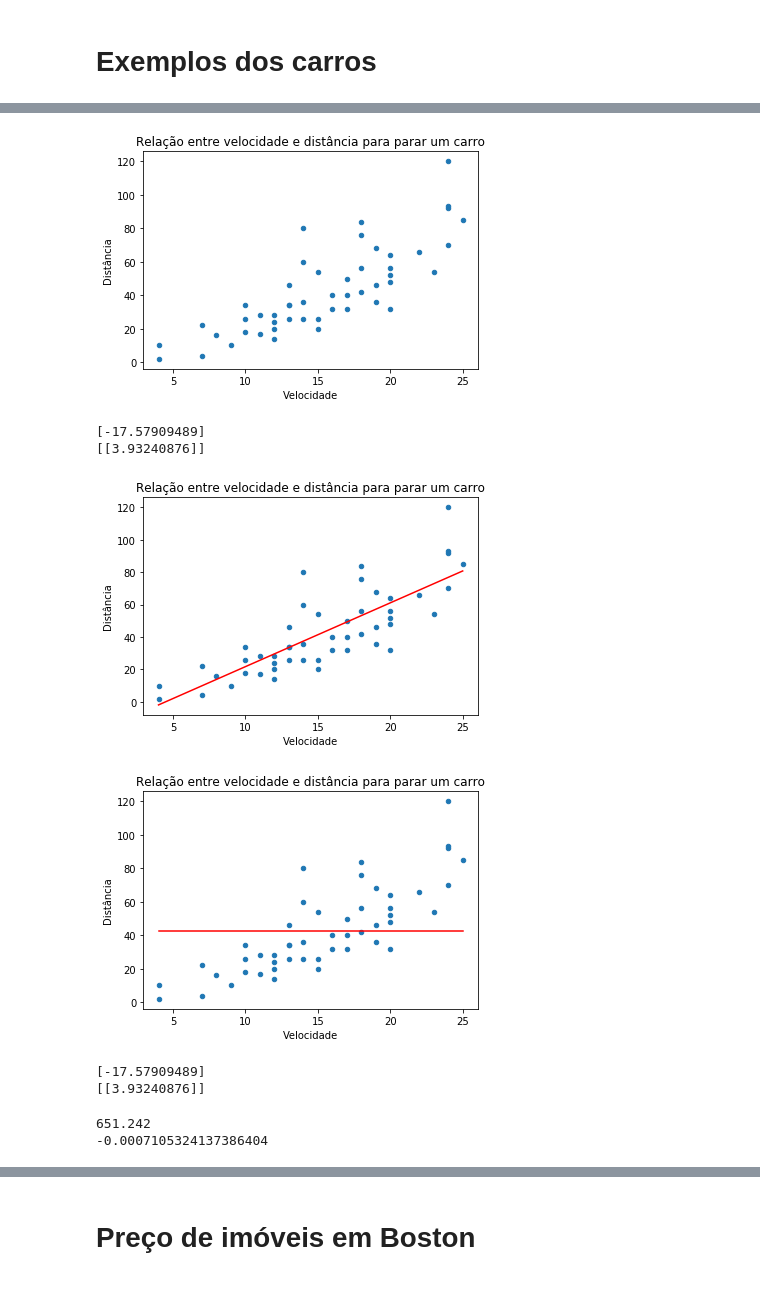
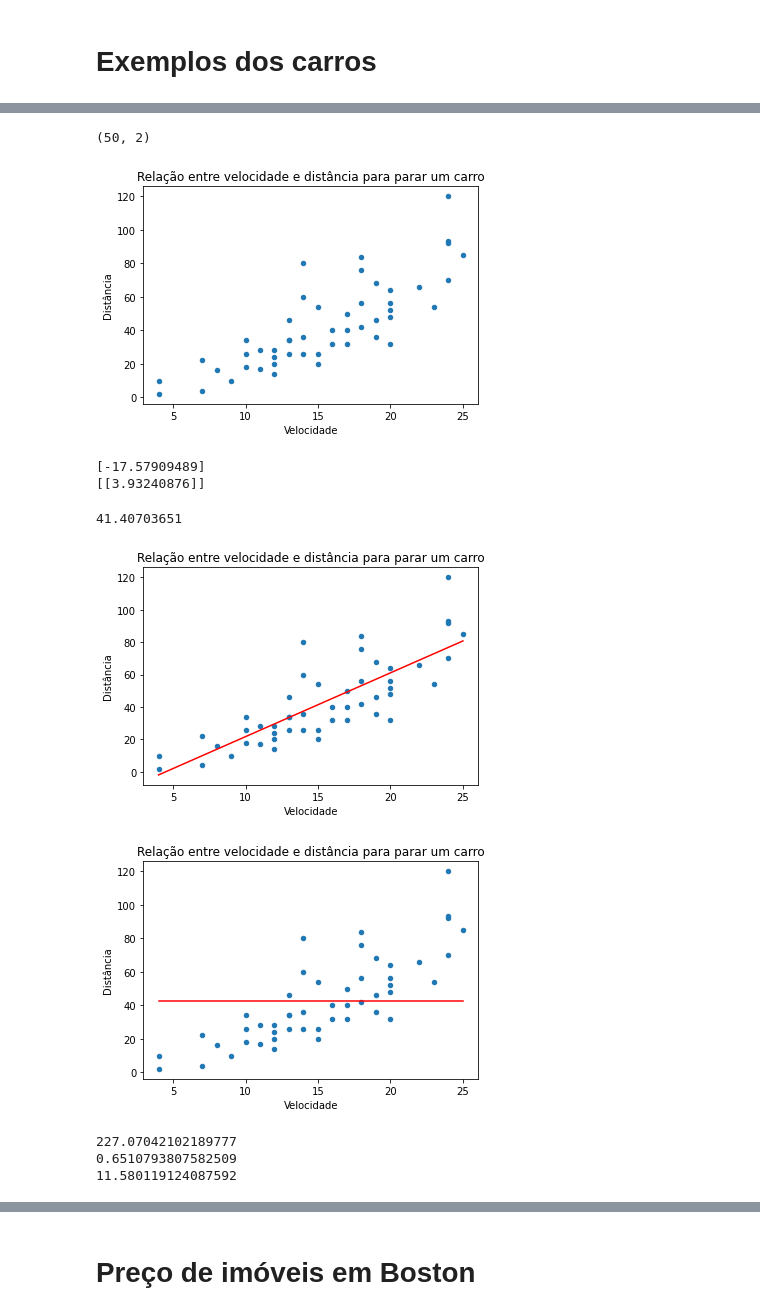
Before and after one commit to fbarth/ml-course, a Jupyter notebook: scripts/python/02_01_regressao_linear.ipynb, the cells around one changed output, grey strips where cells are left out. Drawn from its saved outputs; the diff is of its cells as text; code cells hidden in the pictures.

```diff
--- a/scripts/python/02_01_regressao_linear.ipynb
+++ b/scripts/python/02_01_regressao_linear.ipynb
@@ -1,7 +1,7 @@
 # %% [markdown]
 # Exemplos dos carros
 # %%
-import seaborn as sns
-cars = sns.load_dataset('cars')
+import pandas as pd
+cars = pd.read_csv('../../dataset/cars.csv')
 cars.head()
 # %% [output]
@@ -9,3 +14,7 @@ ValueError: 'cars' is not one of the example datasets.
+# %%
+cars.shape
+# %% [output]
+(50, 2)
 # %%
 import matplotlib.pyplot as plt
 cars.plot(kind='scatter', x='speed', y='dist', style='o')
@@ -14,7 +23,7 @@ plt.xlabel('Velocidade')
 plt.ylabel('Distância')
 plt.show()
 # %% [output]
-[figure, old version]
+[figure, new version]
 # %%
 from sklearn.linear_model import LinearRegression
 model = LinearRegression().fit(cars['speed'].values.reshape(-1,1), cars['dist'].values.reshape(-1,1))
@@ -28,3 +40,7 @@ print(model.coef_)
+# %%
+funcao(15)
+# %% [output]
+41.40703651
 # %%
 y_predicted = model.predict(cars['speed'].values.reshape(-1,1))
 # %%
@@ -35,24 +51,18 @@ plt.ylabel('Distância')
 plt.plot(cars['speed'], y_predicted, color='r')
 plt.show()
 # %% [output]
-[figure, old version]
+[figure, new version]
 # %%
-y_predicted = cars['speed'].apply(lambda x : 42.3 + 0 * x)
+y_predicted_42 = cars['speed'].apply(lambda x : 42.3 + 0 * x)
 # %%
 cars.plot(kind='scatter', x='speed', y='dist', style='o')
 plt.title('Relação entre velocidade e distância para parar um carro')
 plt.xlabel('Velocidade')
 plt.ylabel('Distância')
-plt.plot(cars['speed'], y_predicted, color='r')
+plt.plot(cars['speed'], y_predicted_42, color='r')
 plt.show()
 # %% [output]
-[figure, old version]
+[figure, new version]
-# %%
-print(model.intercept_)
-print(model.coef_)
-# %% [output]
-[-17.57909489]
-[[3.93240876]]
 # %%
 from sklearn.metrics import mean_squared_error, r2_score, mean_absolute_error
 rmse = mean_squared_error(cars['dist'], y_predicted)
@@ -60,6 +71,8 @@ r2 = r2_score(cars['dist'], y_predicted)
 # %%
 print(rmse)
 print(r2)
+print(mae)
 # %% [output]
-651.242
--0.0007105324137386404
+227.07042102189777
+0.6510793807582509
+11.580119124087592
```
Also changed, not shown: parts of 12 cells of this notebook.
